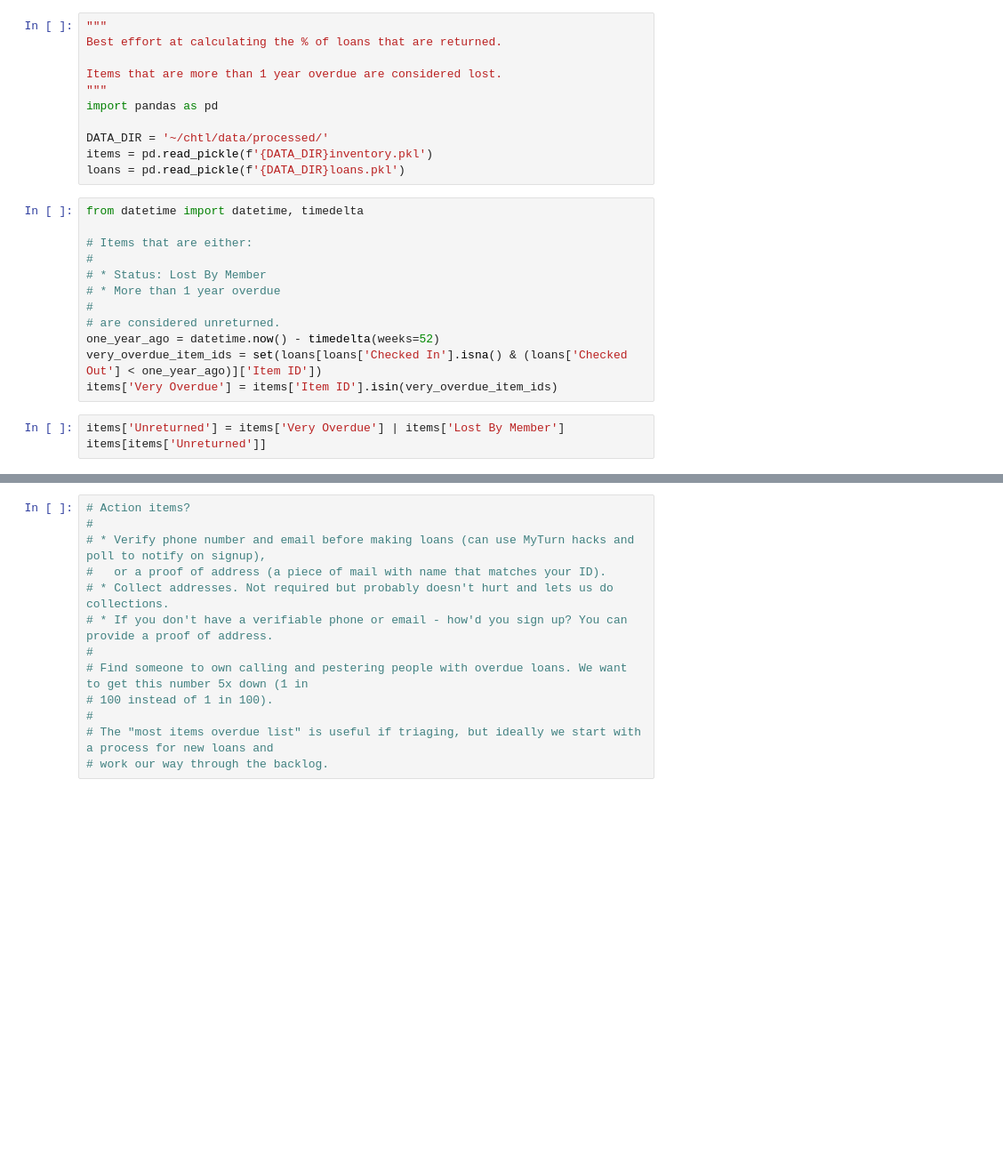
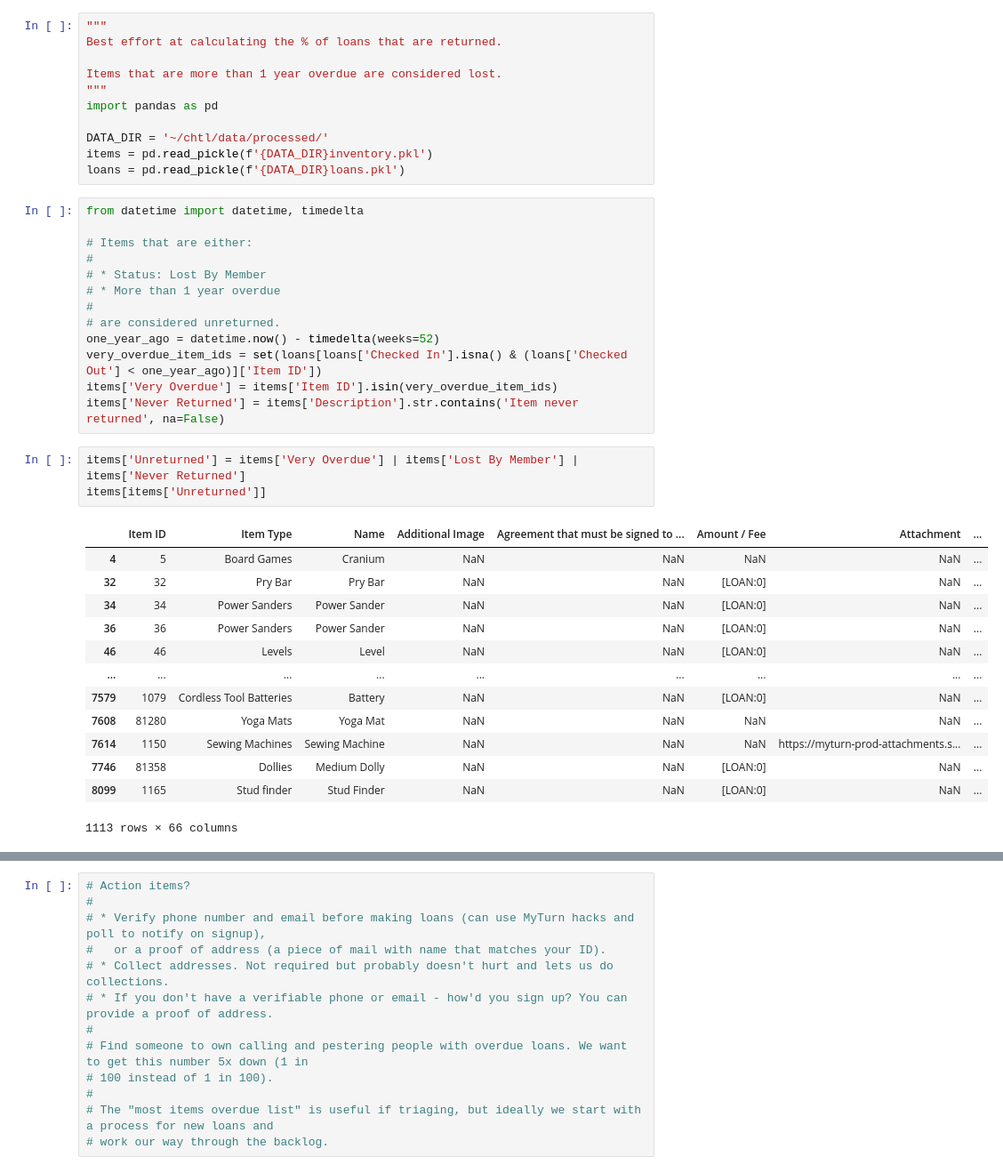
Before and after one commit to mshenfield/chtl-data-pipeline, a Jupyter notebook: notebooks/item-return-rate.ipynb, the cells around one changed output, grey strips where cells are left out. Shown at 89% size. Saved outputs shown, nothing was run; the diff lists cells and outputs as text; blank space fills up the shorter version.

```diff
--- a/notebooks/item-return-rate.ipynb
+++ b/notebooks/item-return-rate.ipynb
@@ -21,9 +21,24 @@ from datetime import datetime, timedelta
 one_year_ago = datetime.now() - timedelta(weeks=52)
 very_overdue_item_ids = set(loans[loans['Checked In'].isna() & (loans['Checked Out'] < one_year_ago)]['Item ID'])
 items['Very Overdue'] = items['Item ID'].isin(very_overdue_item_ids)
+items['Never Returned'] = items['Description'].str.contains('Item never returned', na=False)
 # %%
-items['Unreturned'] = items['Very Overdue'] | items['Lost By Member']
+items['Unreturned'] = items['Very Overdue'] | items['Lost By Member'] | items['Never Returned']
 items[items['Unreturned']]
+# %% [output]
+|  | Item ID | Item Type | Name | Additional Image | Agreement that must be signed to ... | Amount / Fee | Attachment | ... |
+| 4 | 5 | Board Games | Cranium | NaN | NaN | NaN | NaN | ... |
+| 32 | 32 | Pry Bar | Pry Bar | NaN | NaN | [LOAN:0] | NaN | ... |
+| 34 | 34 | Power Sanders | Power Sander | NaN | NaN | [LOAN:0] | NaN | ... |
+| 36 | 36 | Power Sanders | Power Sander | NaN | NaN | [LOAN:0] | NaN | ... |
+| 46 | 46 | Levels | Level | NaN | NaN | [LOAN:0] | NaN | ... |
+| ... | ... | ... | ... | ... | ... | ... | ... | ... |
+| 7579 | 1079 | Cordless Tool Batteries | Battery | NaN | NaN | [LOAN:0] | NaN | ... |
+| 7608 | 81280 | Yoga Mats | Yoga Mat | NaN | NaN | NaN | NaN | ... |
+| 7614 | 1150 | Sewing Machines | Sewing Machine | NaN | NaN | NaN | https://myturn-prod-attachments.s... | ... |
+| 7746 | 81358 | Dollies | Medium Dolly | NaN | NaN | [LOAN:0] | NaN | ... |
+| 8099 | 1165 | Stud finder | Stud Finder | NaN | NaN | [LOAN:0] | NaN | ... |
+1113 rows × 66 columns
 # %%
 # Examine what proprtion of things are still listed as loaned, but have a disabled status
 # vs things that have been marked as returned and lost (probably reported stolen)
```
Also changed, not shown: parts of 5 cells of this notebook.
